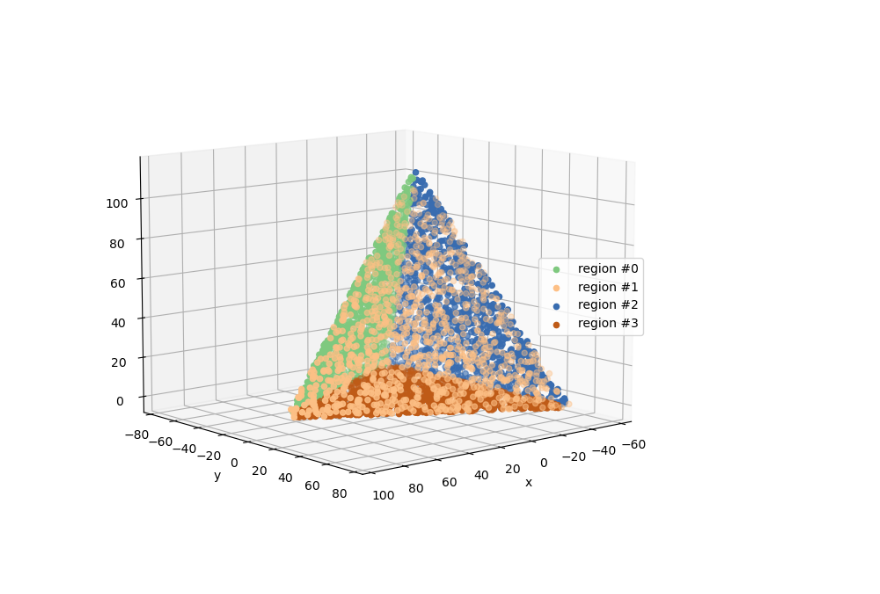
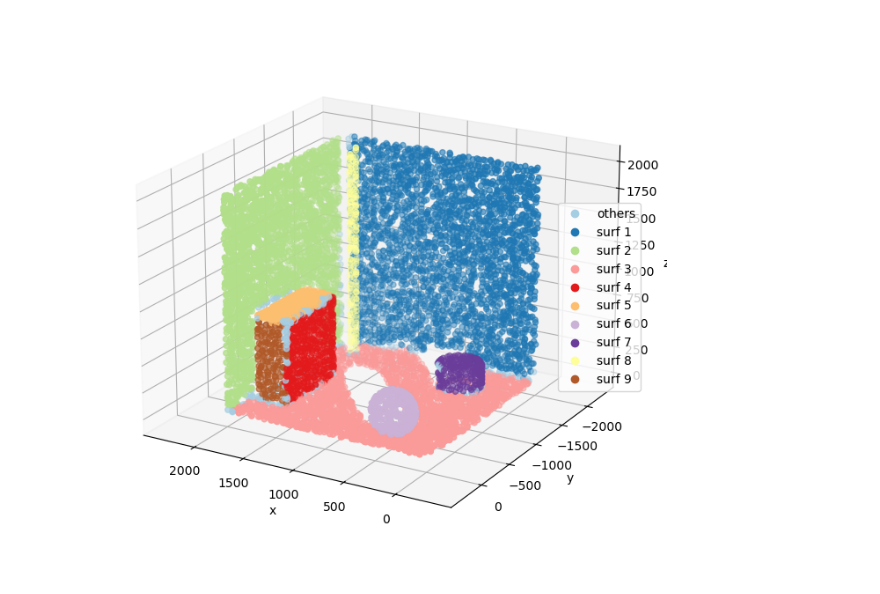
Before and after one commit to jlgregorio/tutorials-pointcloud-python, a Jupyter notebook: 4.segmentation.ipynb, the cells around one changed output. Cells and saved outputs as stored; diff of their text form; code cells hidden in the pictures.

```diff
--- a/4.segmentation.ipynb
+++ b/4.segmentation.ipynb
@@ -14,15 +22,16 @@ For the sake of illustration, let's consider a pointcloud sampling a regular tet
 # %%
-data = np.loadtxt("./data/tetrahedron.xyz")
-points, normals = data[:, :3], data[:, 3:]
+data = np.loadtxt("./data/indoor_scene.xyz")
+#points, normals = data[:, :3], data[:, 3:]
+points, colors = data[:, :3], data[:, 3:]
 
 fig = plt.figure(figsize=(8, 8))
 ax = fig.add_subplot(projection="3d")
 ax.scatter(points[:, 0], points[:, 1], points[:, 2],
-          color="blue", alpha=0.1)
+          c=colors, alpha=0.5)
 ax.set_xlabel('x')
 ax.set_ylabel('y')
 ax.set_zlabel('z')
-ax.view_init(10, 50)
+ax.view_init(20, 120)
 plt.axis("equal")
 plt.show()
 # %% [output]
@@ -43,0 +57,5 @@ In the example below, normals are used to assess similarity (if the angular diff
+# %%
+kdtree = KDTree(points)
+def neighbor_finding_function(x): return kdtree.query(x, k=20)[1]
+# knn is used here
+# for spherical neighborhood: return kdtree.query_ball_point(x, r=10.)
@@ -110,0 +113,5 @@ The algorithm is usually repeated until every point of the pointcloud has been a
+# %%
+# Angle threshold (in degrees)
+angle_threshold = 15.
+# Residual threshold (as a percentile of the plane residuals)
+residual_threshold = np.percentile(residuals, 95)
@@ -111,27 +122,66 @@ The algorithm is usually repeated until every point of the pointcloud has been a
 # %%
-# Try
-all_regions = []
-remaining_inds = np.arange(len(points), dtype=int)
+def region_growing(points, normals, residuals, neighbor_finding_function, angle_threshold, residual_threshold):
 
-while len(remaining_inds):
-    region = region_growing(points[remaining_inds], normals[remaining_inds], 10., 10.)
-    all_regions.append(remaining_inds[region])
+    # All points are available at start
+    available_points = np.ones(len(points), dtype=bool)
+    regions = []
 
-    remaining_inds = np.setdiff1d(remaining_inds, remaining_inds[region])
+    while available_points.any():
 
-print(len(all_regions), "regions found (expected 4 regions)")
+        # Current region is empty
+        current_region = np.zeros(len(points), dtype=bool)
+        # Point (index) with minimal residual is chosen as seed
+        remaining_points = np.flatnonzero(available_points)
+        seed = remaining_points[np.argmin(residuals[available_points])]
+        current_seeds = [seed] # works as a queue
+        # Remove seed from available points
+        available_points[seed] = False
+        # Include seed to current region
+        current_region[seed] = True
+
+        while len(current_seeds):
+            # Find nearest neighbors of current seed point
+            seed = current_seeds.pop(0)
+            neighbors = neighbor_finding_function(points[seed])
+
+            for neighbor in neighbors:
+
+                # Neighbors with orientation close to the seed are added to the current region
+                abs_cos = np.abs(normals[neighbor] @ normals[seed]).clip(0., 1.) # absolute value because normals have a 180° ambiguity
+                angle = np.arccos(abs_cos) * 180/np.pi # in degrees
+                if available_points[neighbor] and (angle < angle_threshold):
+                    current_region[neighbor] = True
+                    available_points[neighbor] = False
+
+                    # Neighbors with small residuals are potential seeds
+                    if residuals[neighbor] < residual_threshold:
+                        current_seeds.append(neighbor)
+
+        regions.append(np.flatnonzero(current_region))
+
+    return sorted(regions, key=len, reverse=True) # sort according to region size
+
+
+# Segment pointcloud using region growing
+regions = region_growing(points, normals, residuals, neighbor_finding_function, angle_threshold, residual_threshold)
+
+# Attribute a label to each point (number of attributed region)
+labels = np.zeros(len(points))
+for i, r in enumerate(regions):
+    if len(r) < 100: break # disregard small regions for vizualisation purpose
+    labels[r] = i + 1
+classes = ["surf {}".format(i) for i in range(len(np.unique(labels)))]
+classes[0] = "others"
 
 fig = plt.figure(figsize=(8, 8))
 ax = fig.add_subplot(projection="3d")
-cmap = plt.get_cmap(name="Accent", lut=len(all_regions)+1)
-for i, region in enumerate(all_regions):
-    ax.scatter(points[region, 0], points[region, 1], points[region, 2],
-              color=cmap(i), label=f"region #{i}")
+s = ax.scatter(points[:, 0], points[:, 1], points[:,2],
+               c=labels, cmap="Paired")
 ax.set_xlabel('x')
 ax.set_ylabel('y')
 ax.set_zlabel('z')
-ax.legend(loc="right")
-ax.view_init(10, 50)
+ax.legend(loc="right", handles=s.legend_elements()[0], labels=classes)
+ax.view_init(20, 120)
 plt.axis("equal")
 plt.show()
 # %% [output]
@@ -139,2 +188,2 @@ plt.show()
-[figure, old version]
+[figure, new version]
 # %% [markdown]
```
Also changed, not shown: parts of 16 cells of this notebook, 3 other files.
